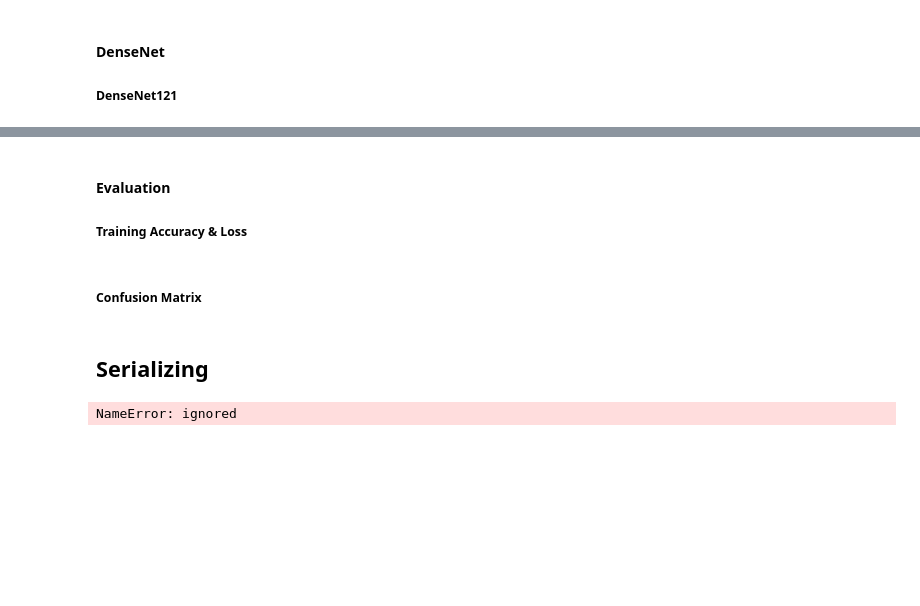
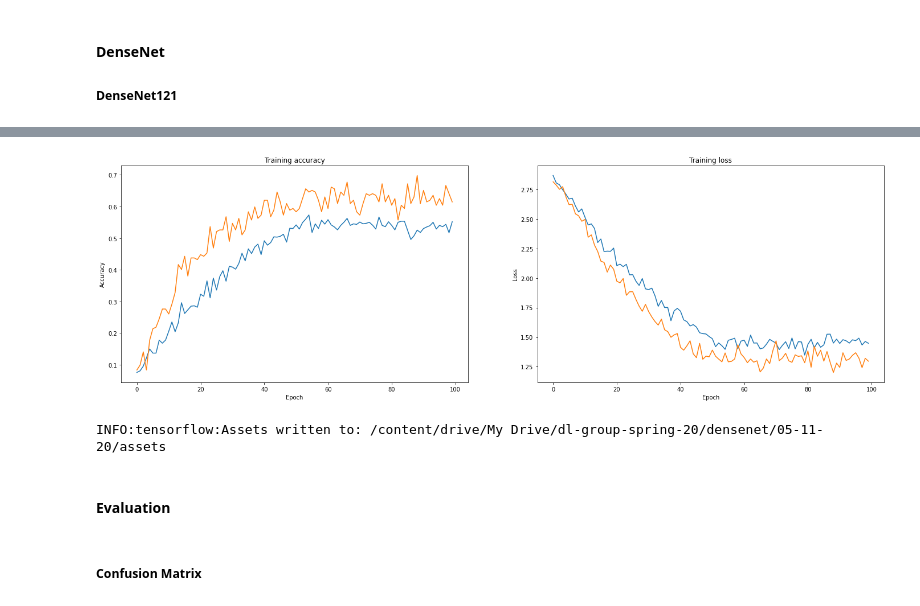
Before and after one commit to tduffy000/deep-learning-group, a Jupyter notebook: notebooks/Random_Search.ipynb, the cells around one changed output, grey strips where cells are left out. Saved outputs shown, nothing was run; the diff lists cells and outputs as text; code cells hidden in the pictures; blank space fills up the shorter version.

Commit message:
VGG & Densenet stubs

```diff
--- a/notebooks/Random_Search.ipynb
+++ b/notebooks/Random_Search.ipynb
@@ -463,17 +472,27 @@ for m in densenet_models:
+# %%
+best_model_idx = 0
+best_model_results = vgg_results[best_model_idx]
+# %%
+fig, (ax1, ax2) = plt.subplots(1,2, figsize=(24,7))
+ax1.plot(best_model_results.history['accuracy'])
+ax1.plot(best_model_results.history['val_accuracy'])
+ax1.set_title('Training accuracy')
+ax1.set_ylabel('Accuracy')
+ax1.set_xlabel('Epoch')
+ax2.plot(best_model_results.history['loss'])
+ax2.set_title('Training loss')
+ax2.set_ylabel('Loss')
+ax2.set_xlabel('Epoch')
+_ = ax2.plot(best_model_results.history['val_loss'])
+# %% [output]
+[figure, added]
 # %%
-best_model_idx = -1
-densenet_models[best_model_idx].save(f'{GDRIVE_DATA_DRIVE}/densenet/05-11-20/')
+densenet_models[best_model_idx].save(f'{GDRIVE_DATA_DIR}/densenet/05-11-20/')
+# %% [output]
+INFO:tensorflow:Assets written to: /content/drive/My Drive/dl-group-spring-20/densenet/05-11-20/assets
 # %% [markdown]
 #### Evaluation
-##### Training Accuracy & Loss
 # %% [markdown]
 ##### Confusion Matrix
-# %% [markdown]
-## Serializing
-# %%
-for i, m in enumerate(vgg_models):
-  m.save(f'{GDRIVE_DATA_DIR}/frozen_models/{i}/')
-# %% [output]
-NameError: ignored
 # %% [markdown]
 ## Prediction
```
Also changed, not shown: parts of 8 cells of this notebook.
